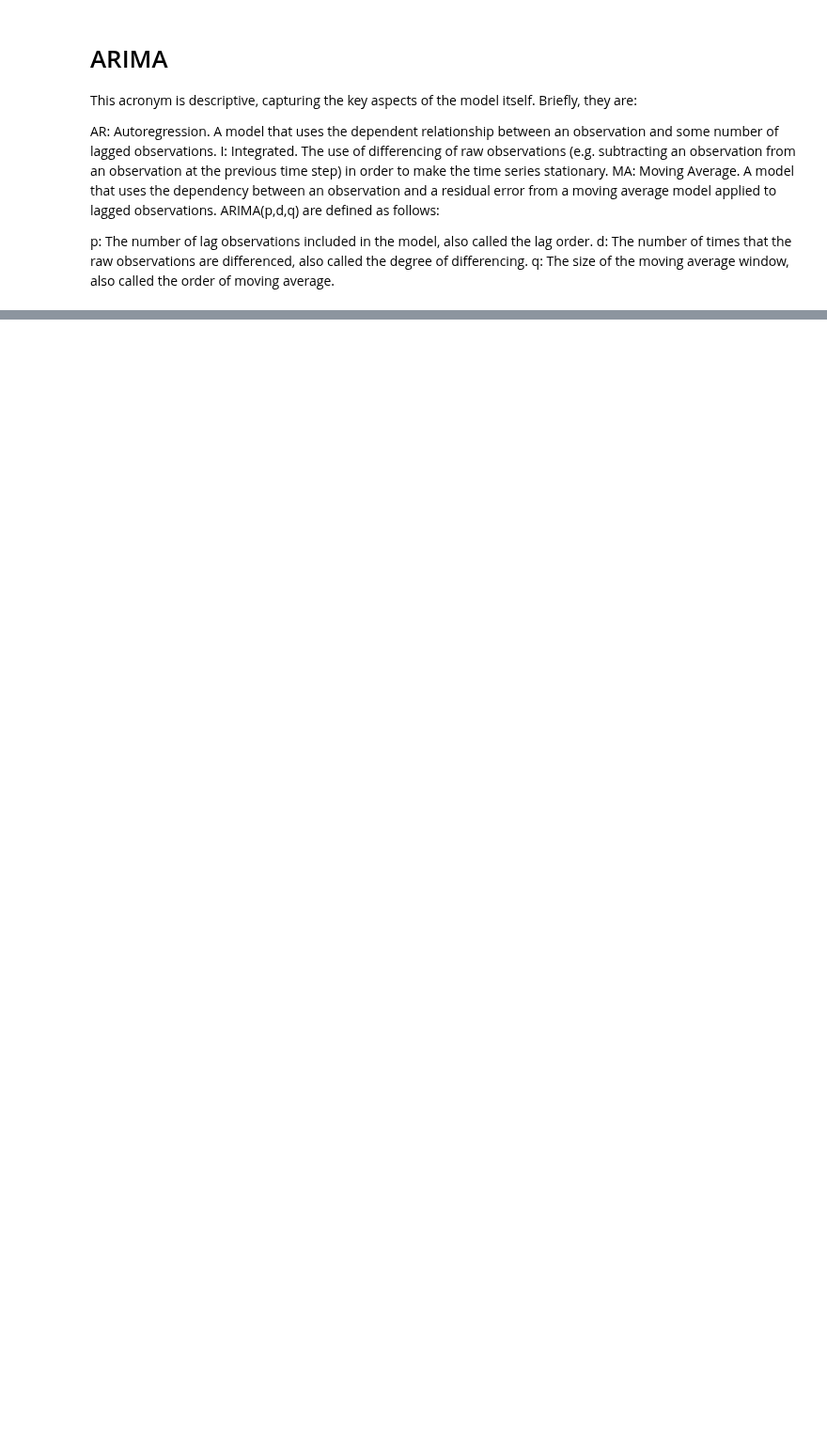
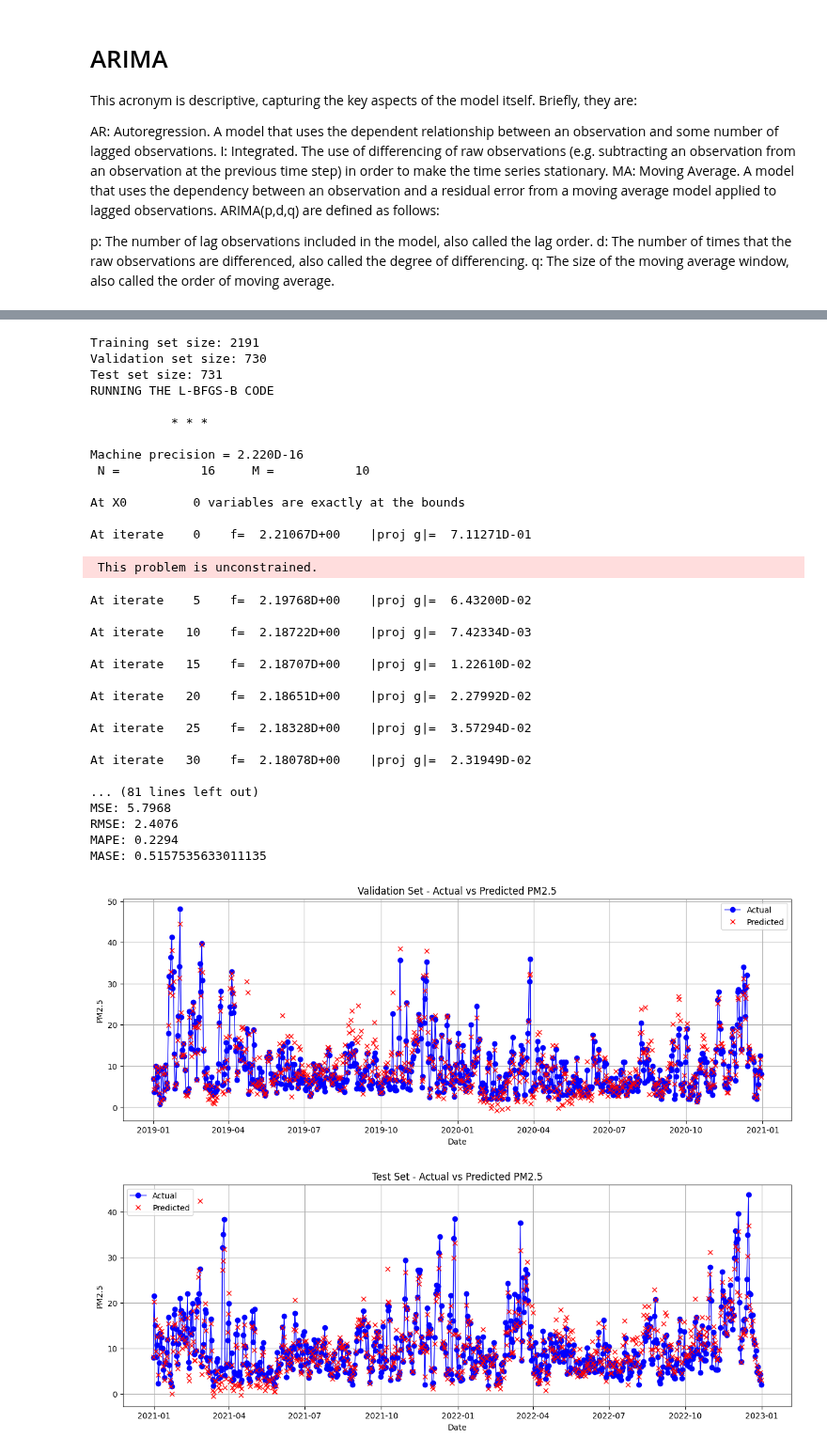
Before and after one commit to tugcekonuklar/irp-air-pollution, a Jupyter notebook: src/notebook/irp_pm_traditional.ipynb, the cells around one changed output, grey strips where cells are left out. Shown at 94% size. Saved outputs shown, nothing was run; the diff lists cells and outputs as text; code cells hidden in the pictures; blank space fills up the shorter version.

```diff
--- a/src/notebook/irp_pm_traditional.ipynb
+++ b/src/notebook/irp_pm_traditional.ipynb
@@ -127,0 +109,37 @@ td.expomnential_smooting_train_and_evolve(df)
+# %%
+# # DAILY
+td.arimax_train_and_evolve(df_daily, 'D')
+# %% [output]
+Training set size: 2191
+Validation set size: 730
+Test set size: 731
+RUNNING THE L-BFGS-B CODE
+
+           * * *
+
+Machine precision = 2.220D-16
+ N =           16     M =           10
+
+At X0         0 variables are exactly at the bounds
+
+At iterate    0    f=  2.21067D+00    |proj g|=  7.11271D-01
+ This problem is unconstrained.
+At iterate    5    f=  2.19768D+00    |proj g|=  6.43200D-02
+
+At iterate   10    f=  2.18722D+00    |proj g|=  7.42334D-03
+
+At iterate   15    f=  2.18707D+00    |proj g|=  1.22610D-02
+
+At iterate   20    f=  2.18651D+00    |proj g|=  2.27992D-02
+
+At iterate   25    f=  2.18328D+00    |proj g|=  3.57294D-02
+
+At iterate   30    f=  2.18078D+00    |proj g|=  2.31949D-02
+
+... (81 lines left out)
+MSE: 5.7968
+RMSE: 2.4076
+MAPE: 0.2294
+MASE: 0.5157535633011135
+[figure, added]
+[figure, added]
```
Also changed, not shown: parts of 16 cells of this notebook, 4 other files.
